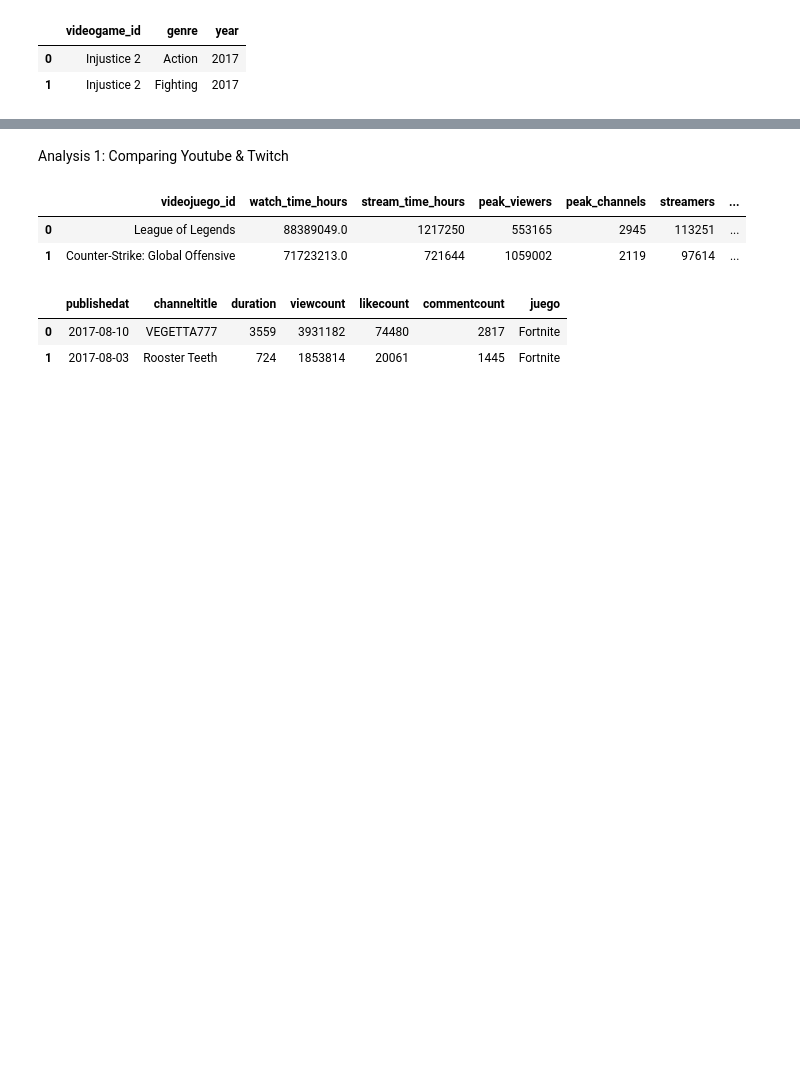
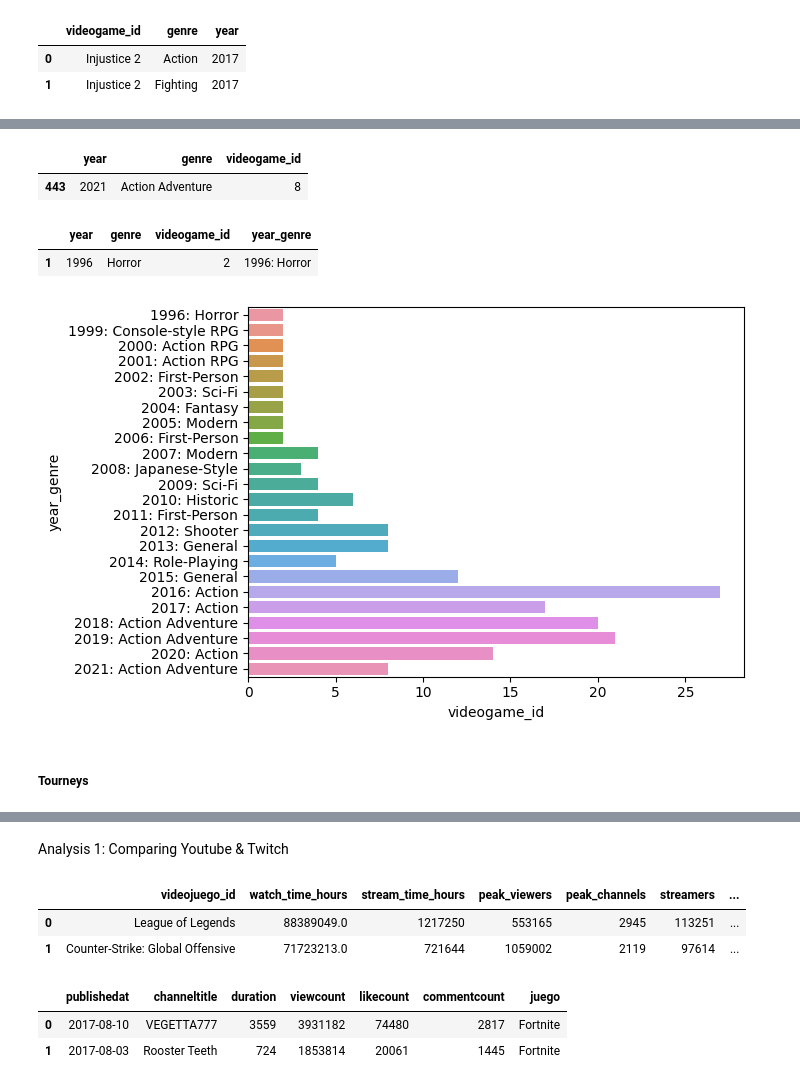
Before and after one commit to JorgeLlorente/video_gaming_industry_analysis, a Jupyter notebook: notebooks/data_visualization.ipynb, the cells around one changed output, grey strips where cells are left out. Cells and saved outputs as stored; diff of their text form; code cells hidden in the pictures; blank space fills up the shorter version.

```diff
--- a/notebooks/data_visualization.ipynb
+++ b/notebooks/data_visualization.ipynb
@@ -315,0 +327,22 @@ df_years.groupby(["genre"])["year"].count().reset_index()
+# %%
+df_genres_in_time = df_years.groupby(by=["year", "genre"]).count().reset_index().sort_values(by=["year", "videogame_id"], ascending=False)
+# %%
+df_genres_in_time = df_genres_in_time.drop_duplicates(subset="year", keep="first")
+df_genres_in_time.head(1)
+# %% [output]
+|  | year | genre | videogame_id |
+| 443 | 2021 | Action Adventure | 8 |
+# %%
+df_genres_in_time["year_genre"] = df_genres_in_time.apply(lambda x: str(x["year"]) + ": " + str(x["genre"]), axis=1)
+# %%
+df_genres_in_time = df_genres_in_time.sort_values(by="year")
+df_genres_in_time.head(1)
+# %% [output]
+|  | year | genre | videogame_id | year_genre |
+| 1 | 1996 | Horror | 2 | 1996: Horror |
+# %%
+sns.barplot(x='videogame_id', y='year_genre',data=df_genres_in_time);
+# %% [output]
+[figure, added]
+# %% [markdown]
+##### Tourneys
```
Also changed, not shown: parts of 23 cells of this notebook, 9 other files.
